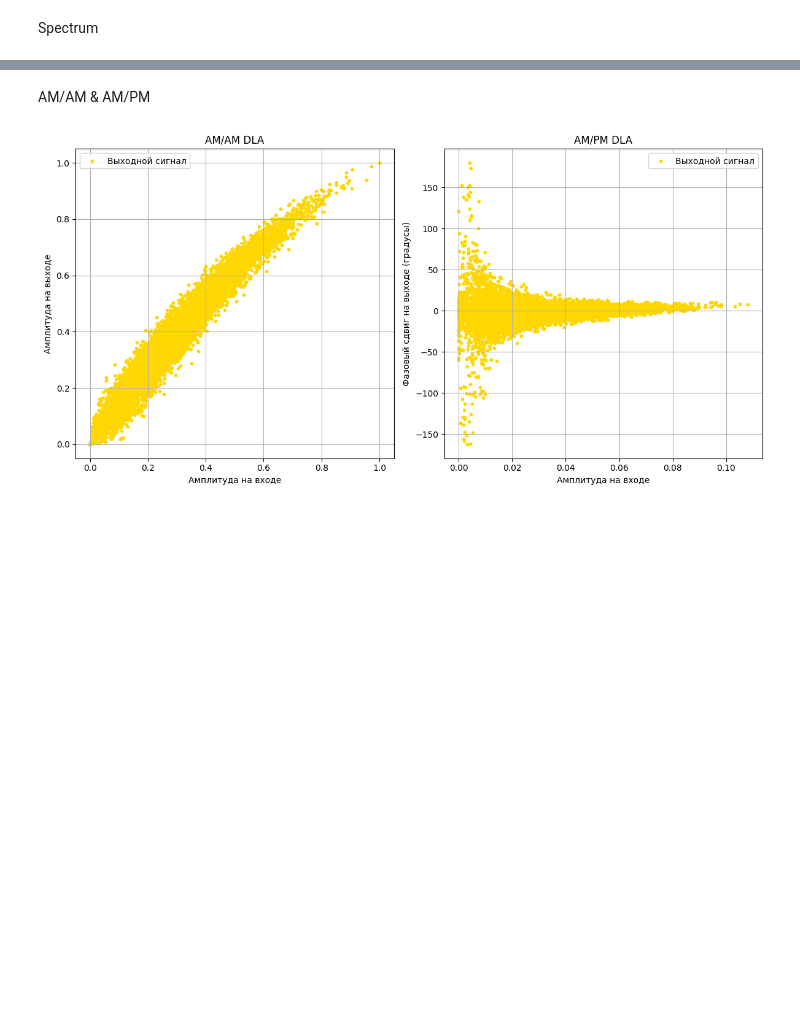
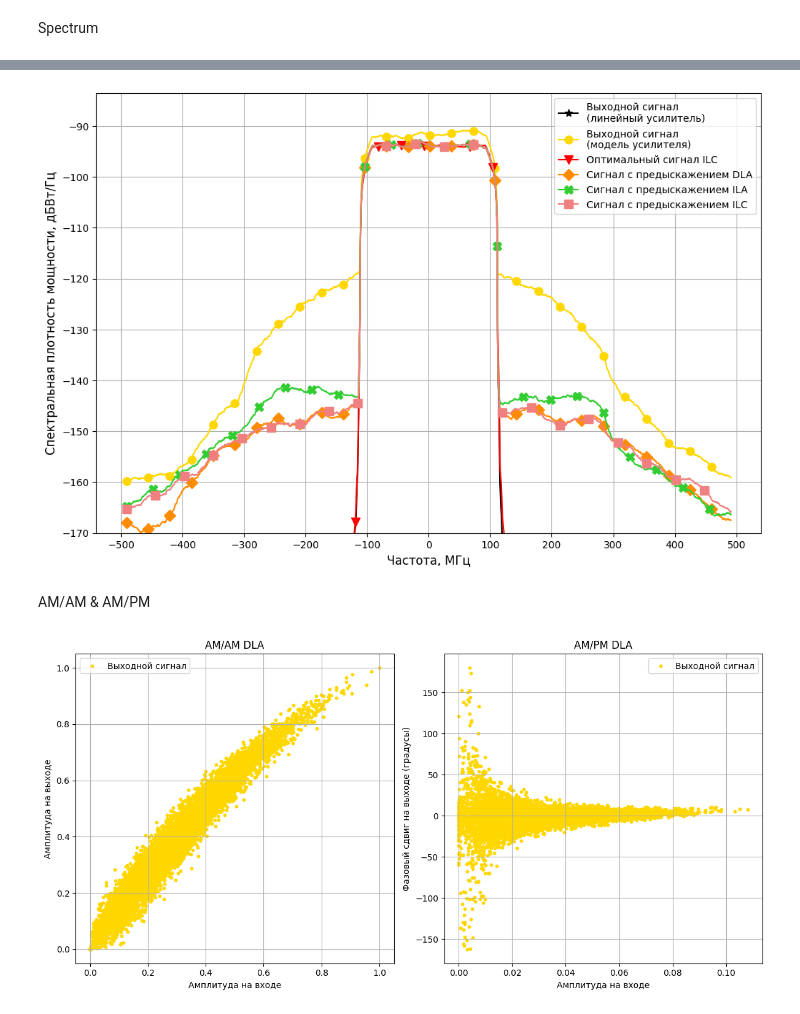
Before and after one commit to pasmornov-m/DPD_Research, a Jupyter notebook: dev_gmp.ipynb, the cells around one changed output, grey strips where cells are left out. Cells and saved outputs as stored; diff of their text form; code cells hidden in the pictures; blank space fills up the shorter version.

```diff
--- a/dev_gmp.ipynb
+++ b/dev_gmp.ipynb
@@ -380,7 +388,7 @@ _, spectrum_y_val_ilc = metrics.power_spectrum(y_val_ilc, container.input_signal
 
 
 # _, spectrum_u_k = metrics.power_spectrum(u_k_val, container.input_signal_fs, container.nperseg, window_size)
-# _, spectrum_u_k_pa = metrics.power_spectrum(u_k_pa, container.input_signal_fs, container.nperseg, window_size)
+_, spectrum_u_k_pa = metrics.power_spectrum(u_k_pa, container.input_signal_fs, container.nperseg, window_size)
 # %%
 # построение спектра
 
@@ -411,3 +419,39 @@ plt.show()
+# %%
+
+xlabel="Частота, МГц"
+ylabel= "Спектральная плотность мощности, дБВт/Гц"
+fontsize = 12
+figsize=(12, 8)
+markersize=8
+
+plt.figure(figsize=figsize)
+
+# plt.plot(freqs / 1e6, spectrum_y_in,
+#          color='grey', label='Входной сигнал',marker = '*', markevery=90, markersize=markersize)
+plt.plot(freqs / 1e6, spectrum_y_val_target,
+         color='black', label='Выходной сигнал\n(линейный усилитель)',marker = '*', markevery=90, markersize=markersize)
+
+plt.plot(freqs / 1e6, spectrum_y_val_pa,
+         color='gold', label='Выходной сигнал\n(модель усилителя)', marker='o', markevery=90, markersize=markersize)
+plt.plot(freqs / 1e6, spectrum_u_k_pa,
+         color='red', label='Оптимальный сигнал ILC', marker='v', markevery=95, markersize=markersize)
+plt.plot(freqs / 1e6, spectrum_y_val_dla,
+         color='darkorange', label='Сигнал с предыскажением DLA', marker='D', markevery=90, markersize=markersize)
+plt.plot(freqs / 1e6, spectrum_y_val_ila,
+         color='limegreen', label='Сигнал с предыскажением ILA', marker='X', markevery=110, markersize=markersize)
+plt.plot(freqs / 1e6, spectrum_y_val_ilc,
+         color='lightcoral', label='Сигнал с предыскажением ILC', marker='s', markevery=120, markersize=markersize)
+
+
+plt.xlabel(xlabel, fontsize=fontsize)
+plt.ylabel(ylabel, fontsize=fontsize)
+plt.ylim(bottom=-170)
+plt.xticks(np.arange(-500, 600, 100))
+plt.legend()
+plt.grid()
+plt.show()
+# %% [output]
+[figure, added]
 # %% [markdown]
 AM/AM & AM/PM
 # %%
```
Also changed, not shown: parts of 11 cells of this notebook, 6 other files.
